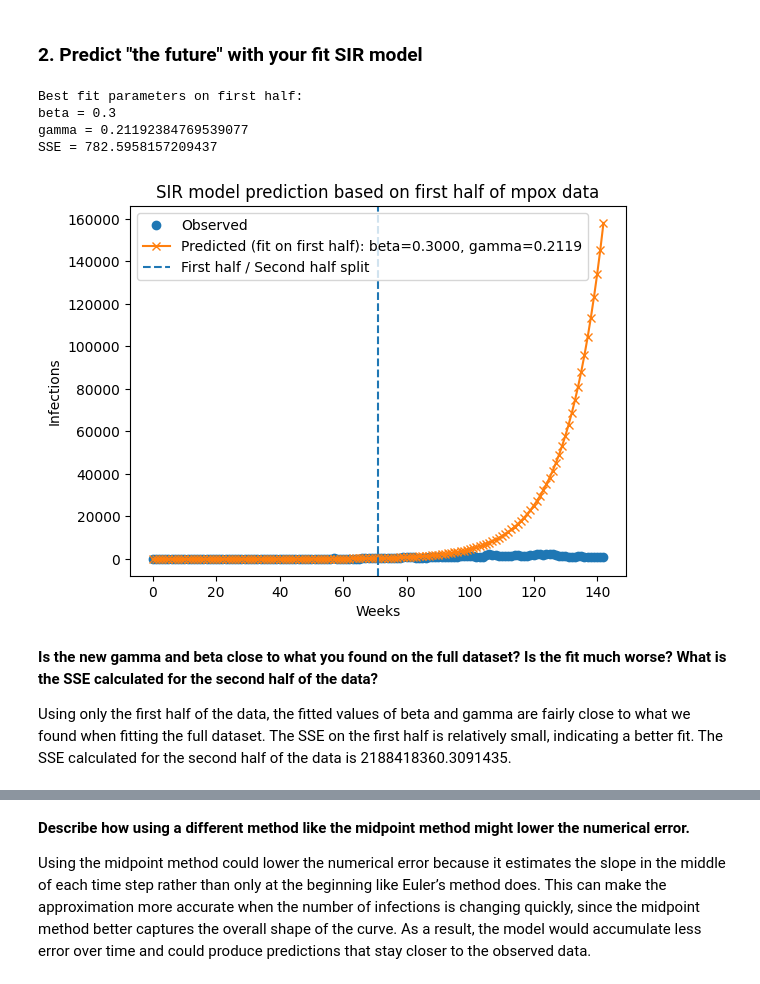
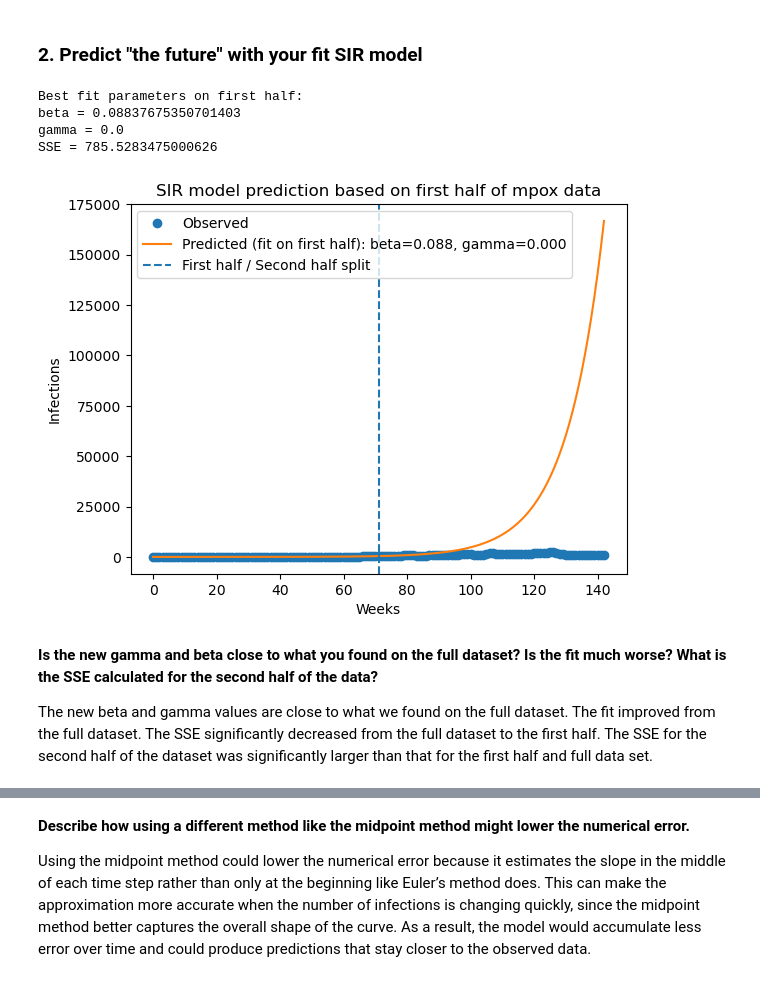
Before and after one commit to hjr9xh/BME2315, a Jupyter notebook: Mpox Project/module 4.ipynb, the cells around one changed output, grey strips where cells are left out. Cells and saved outputs as stored; diff of their text form; code cells hidden in the pictures.

```diff
--- a/Mpox Project/module 4.ipynb
+++ b/Mpox Project/module 4.ipynb
@@ -37,7 +37,7 @@ Source of the data: https://worldhealthorg.shinyapps.io/mpx_global/_w_916c8baf/_
 # %%
 ## LOAD YOUR DATASET HERE.
 import os
-os.chdir("C:/Users/hjr9xh/PycharmProjects/module4/")
+os.chdir("/Users/meredithlineweaver/Desktop/Computational BME/Module 4/")
 import pandas as pd
 from main_functions import convert_cumulative_to_SIR
 import matplotlib.pyplot as plt
@@ -45,7 +45,7 @@ import matplotlib.dates as mdates
 
 
 # 1. Read in the csv file of cumulative cases.
-df = pd.read_csv("C:/Users/hjr9xh/PycharmProjects/module4/mpox_dem_rep_of_congo_data_2023_2025_new_cases.csv")
+df = pd.read_csv("/Users/meredithlineweaver/Desktop/Computational BME/Module 4/mpox_dem_rep_of_congo_data_2023_2025_new_cases.csv")
 print(df)
 df['date'] = pd.to_datetime(df['date'])
 
@@ -191,70 +190,65 @@ SSE = 431773.2686672074
 # %% [markdown]
 ### 2. Predict "the future" with your fit SIR model
 # %%
-#Use Euler's method and your optimization routine above to find new gamma and beta on the FIRST HALF of the data
-midpoint = len(df_sir)//2
-first_half_df = df_sir.iloc[:midpoint] #df of first half of data
+#Use Euler's method and your optimization routine above to find new gamma and beta
+midpoint= len(df_sir)//2
+first_half_df= df_sir.iloc[:midpoint] #df of first half of data
 
 #Observed I(t) for first half + matching time array
-I_obs_first_half = first_half_df['I_est'].values.astype(float)
-t_obs_first_half = np.arange(len(I_obs_first_half))
+I_obs_first_half= first_half_df['I_est'].values.astype(float)
+t_obs_first_half= np.arange(len(I_obs_first_half))
 
-I0_obs = first_half_df.iloc[0]['I_est']
-R0_obs = 0.0
-S0_obs = population - I0_obs - R0_obs
+I0_obs= first_half_df.iloc[0]['I_est']
+R0_obs= 0.0
+S0_obs= population- I0_obs- R0_obs
 
-beta_f_values = np.linspace(0, 0.30, 500)
-gamma_f_values = np.linspace(0, 0.25, 500)
+beta_f_values= np.linspace(0, 0.30, 500)
+gamma_f_values= np.linspace(0, 0.25, 500)
 
-best_sse = np.inf
-best_beta_f = None
-best_gamma_f = None
+best_sse= np.inf
+best_beta_f= None
+best_gamma_f= None
 
 # Nested loop: try all (beta, gamma) pairs
 for beta in beta_f_values:
     for gamma in gamma_f_values:
-
         # Run SIR model
-        S_test, I_test, R_test = euler_sir(beta, gamma, S0_obs, I0_obs, R0_obs, t_obs_first_half, population)
-
+        S_test, I_test, R_test= euler_sir(beta, gamma, S0_obs, I0_obs, R0_obs, t_obs_first_half, population)
         # Compute SSE
-        sse = np.mean((I_test - I_obs_first_half)**2)
-
+        sse = np.mean((I_test- I_obs_first_half)**2)
         # Check if it's the best so far
         if sse < best_sse:
-            best_sse = sse
-            best_beta_f = beta
-            best_gamma_f = gamma
+            best_sse= sse
+            best_beta_f= beta
+            best_gamma_f= gamma
 
 # Print results
 print("Best fit parameters on first half:")
 print(f"beta = {best_beta_f}")
 print(f"gamma = {best_gamma_f}")
 print(f"SSE = {best_sse}")
 
 #Simulate the SIR model forward in time using those parameters and plot
-I_obs_full = df_sir['I_est'].values.astype(float)
-t_obs_full = np.arange(len(I_obs_full))
-
-S_full, I_full, R_full = euler_sir(best_beta_f, best_gamma_f, S0_obs, I0_obs, R0_obs, t_obs_full, population)
-
+I_obs_full= df_sir['I_est'].values.astype(float)
+t_obs_full= np.arange(len(I_obs_full))
+S_full, I_full, R_full= euler_sir(best_beta_f, best_gamma_f, S0_obs, I0_obs, R0_obs, t_obs_full, population)
 plt.plot(t_obs_full, I_obs_full, 'o', label='Observed')
-plt.plot(t_obs_full, I_full, label=f'Predicted (fit on first half): beta={best_beta_f:.4f}, gamma={best_gamma_f:.4f}', marker='x')
+plt.plot(t_obs_full, I_full, label=f'Predicted (fit on first half): beta={best_beta_f:.3f}, gamma={best_gamma_f:.3f}')
 plt.axvline(midpoint, linestyle='--', label='First half / Second half split')
 plt.legend()
 plt.xlabel('Weeks')
 plt.ylabel('Infections')
 plt.title('SIR model prediction based on first half of mpox data')
 plt.show()
 # %% [output]
 Best fit parameters on first half:
-beta = 0.3
-gamma = 0.21192384769539077
-SSE = 782.5958157209437
+beta = 0.08837675350701403
+gamma = 0.0
+SSE = 785.5283475000626
-[figure, old version]
+[figure, new version]
 # %% [markdown]
 **Is the new gamma and beta close to what you found on the full dataset? Is the fit much worse? What is the SSE calculated for the second half of the data?**
 
-Using only the first half of the data, the fitted values of beta and gamma are fairly close to what we found when fitting the full dataset. The SSE on the first half is relatively small, indicating a better fit. The SSE calculated for the second half of the data is 2188418360.3091435.
+The new beta and gamma values are close to what we found on the full dataset. The fit improved from the full dataset. The SSE significantly decreased from the full dataset to the first half. The SSE for the second half of the dataset was significantly larger than that for the first half and full data set.
 # %%
 # Calculating SSE between model predictions and data on the SECOND HALF of the data.
```
Also changed, not shown: parts of 14 cells of this notebook, 1 other file.
